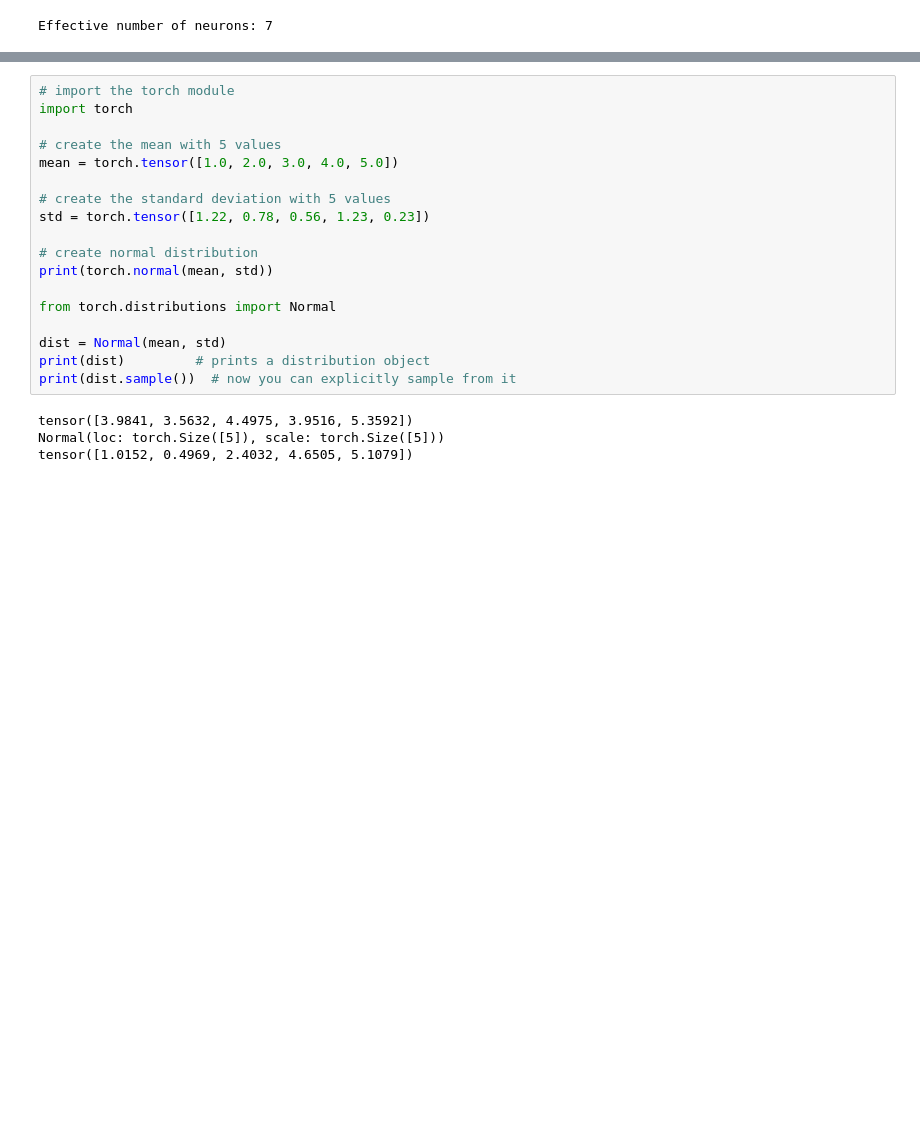
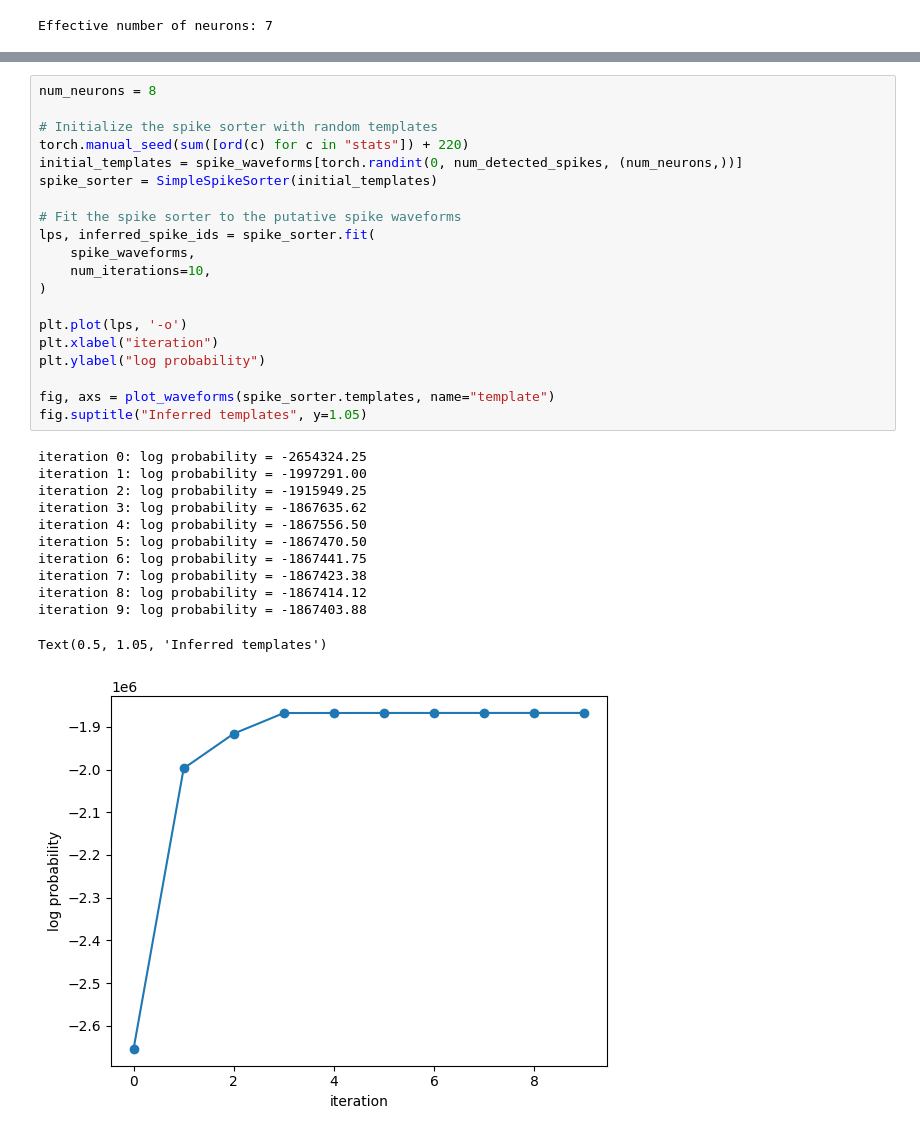
Before and after one commit to mariakesa/MITNeuralComputation, a Jupyter notebook: ScottLindermanBook/spike_sorting_by_clustering.ipynb, the cells around one changed output, grey strips where cells are left out. Cells and saved outputs as stored; diff of their text form; blank space fills up the shorter version.

Commit message:
completed spike sorting via GMM

```diff
--- a/ScottLindermanBook/spike_sorting_by_clustering.ipynb
+++ b/ScottLindermanBook/spike_sorting_by_clustering.ipynb
@@ -545,24 +568,35 @@ class SimpleSpikeSorter:
         # Return the final spike IDs
         return torch.tensor(lps), spike_ids
 # %%
-# import the torch module
-import torch
+num_neurons = 8
 
-# create the mean with 5 values
-mean = torch.tensor([1.0, 2.0, 3.0, 4.0, 5.0])
+# Initialize the spike sorter with random templates
+torch.manual_seed(sum([ord(c) for c in "stats"]) + 220)
+initial_templates = spike_waveforms[torch.randint(0, num_detected_spikes, (num_neurons,))]
+spike_sorter = SimpleSpikeSorter(initial_templates)
 
-# create the standard deviation with 5 values
-std = torch.tensor([1.22, 0.78, 0.56, 1.23, 0.23])
+# Fit the spike sorter to the putative spike waveforms
+lps, inferred_spike_ids = spike_sorter.fit(
+    spike_waveforms,
+    num_iterations=10,
+)
 
-# create normal distribution
-print(torch.normal(mean, std))
+plt.plot(lps, '-o')
+plt.xlabel("iteration")
+plt.ylabel("log probability")
 
-from torch.distributions import Normal
-
-dist = Normal(mean, std)
-print(dist)         # prints a distribution object
-print(dist.sample())  # now you can explicitly sample from it
+fig, axs = plot_waveforms(spike_sorter.templates, name="template")
+fig.suptitle("Inferred templates", y=1.05)
 # %% [output]
-tensor([3.9841, 3.5632, 4.4975, 3.9516, 5.3592])
-Normal(loc: torch.Size([5]), scale: torch.Size([5]))
-tensor([1.0152, 0.4969, 2.4032, 4.6505, 5.1079])
+iteration 0: log probability = -2654324.25
+iteration 1: log probability = -1997291.00
+iteration 2: log probability = -1915949.25
+iteration 3: log probability = -1867635.62
+iteration 4: log probability = -1867556.50
+iteration 5: log probability = -1867470.50
+iteration 6: log probability = -1867441.75
+iteration 7: log probability = -1867423.38
+iteration 8: log probability = -1867414.12
+iteration 9: log probability = -1867403.88
+Text(0.5, 1.05, 'Inferred templates')
+[figure, added]
```
Also changed, not shown: parts of 2 cells of this notebook.
